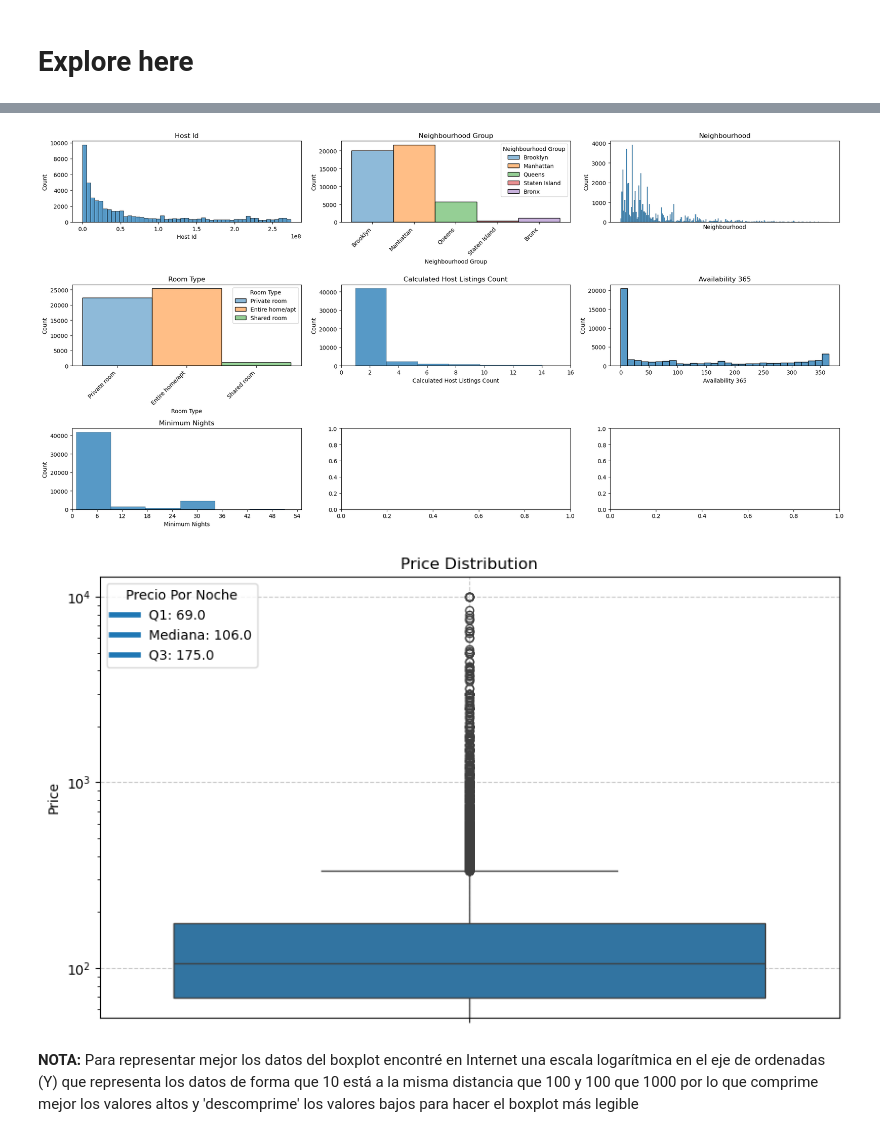
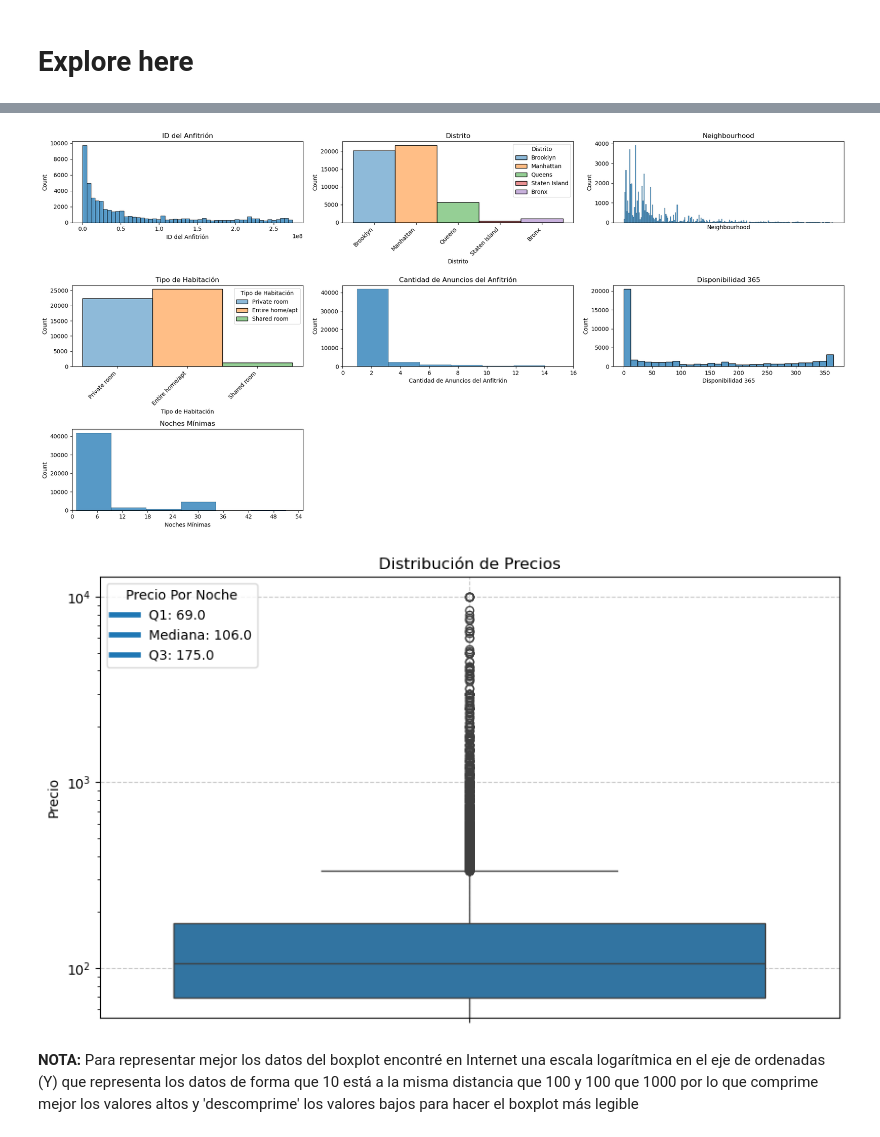
Before and after one commit to 4GeeksAcademy/danielpaez-dev-machine-learning-python-template, a Jupyter notebook: src/explore.ipynb, the cells around one changed output, grey strips where cells are left out. Saved outputs shown, nothing was run; the diff lists cells and outputs as text; code cells hidden in the pictures.

```diff
--- a/src/explore.ipynb
+++ b/src/explore.ipynb
@@ -5,26 +62,25 @@
 # %%
-import pandas as pd
-import matplotlib.pyplot as plt
-import seaborn as sns
-from matplotlib.ticker import MaxNLocator
-from matplotlib.lines import Line2D
-
-URL = 'https://raw.githubusercontent.com/4GeeksAcademy/data-preprocessing-project-tutorial/main/AB_NYC_2019.csv'
-
-def getData(URL:str) -> pd.DataFrame:
-    raw_data = pd.read_csv(URL)
-    return pd.DataFrame(raw_data)
+COLUMN_TRANSLATIONS = {
+    'host_id': 'ID del Anfitrión',
+    'neighbourhood_group': 'Distrito',
+    'latitude': 'Latitud',
+    'longitude': 'Longitud',
+    'room_type': 'Tipo de Habitación',
+    'price': 'Precio',
+    'minimum_nights': 'Noches Mínimas',
+    'number_of_reviews': 'Número de Reseñas',
+    'reviews_per_month': 'Reseñas por Mes',
+    'calculated_host_listings_count': 'Cantidad de Anuncios del Anfitrión',
+    'availability_365': 'Disponibilidad 365'
+}
 
 def format_text(text: str) -> str:
-    return text.replace('_', ' ').title()
+    """
+    Formatea el texto para que se traduzca, se presente sin barra baja y en formato de título, esto es, con cada palabra capitalizada
+    """
+    return COLUMN_TRANSLATIONS.get(text, text.replace('_', ' ').title())
 
-def cleanedData(df:pd.DataFrame) -> pd.DataFrame:
-    df_ = df.copy()
-    df_.drop('id', axis=1).duplicated() # No borra nada pero sería necesario en caso de que hubiera filas duplicadas
-    df_.drop(['id', 'name', 'host_name', 'last_review'], axis=1, inplace=True)
-    return df_
-
-def histplot(columns, cleaned_data, axis_array):
+def histplot(columns:list[str], cleaned_data:pd.DataFrame, axis_array):
     num_rows, num_cols = axis_array.shape
 
     for i, column in enumerate(columns):
@@ -59,11 +115,11 @@ def histplot(columns, cleaned_data, axis_array):
 
             ax.set_xlabel(format_text(column))
 
-def boxplot(cleaned_data):
+def boxplot(cleaned_data:pd.DataFrame):
     plt.figure(figsize=(10,6))
     ax_price = sns.boxplot(data=cleaned_data, y='price')
-    plt.title('Price Distribution')
-    plt.ylabel('Price')
+    plt.title('Distribución de Precios')
+    plt.ylabel('Precio')
     plt.grid(True, linestyle='--', alpha=0.7)
     ax_price.set_yscale('log')
     Q1 = cleaned_data['price'].quantile(0.25)
@@ -85,23 +141,17 @@ def boxplot(cleaned_data):
                      loc='upper left', title="Precio por noche".title())
     plt.show()
 
-def main():
-    raw_data = getData(URL)
-    cleaned_data = cleanedData(raw_data)
-    print(cleaned_data.info())
+# Histograma
+histplot_variables = ['host_id', 'neighbourhood_group', 'neighbourhood', 'room_type', 'calculated_host_listings_count', 'availability_365', 'minimum_nights']
+columns = 3
+rows = len(histplot_variables) // 2
+fig, axis = plt.subplots(rows, columns, figsize=(20, 10))
+histplot(histplot_variables, cleaned_data, axis)
+fig.delaxes(axis[2,1])
+fig.delaxes(axis[2,2])
+plt.tight_layout()
+plt.show()
 
-    # Histogramas
-    histplot_variables = ['host_id', 'neighbourhood_group', 'neighbourhood', 'room_type', 'calculated_host_listings_count', 'availability_365', 'minimum_nights']
-    columns = 3
-    rows = len(histplot_variables) // 2
-    fig, axis = plt.subplots(rows, columns, figsize=(20, 10))
-    histplot(histplot_variables, cleaned_data, axis)
-    plt.tight_layout()
-    plt.show()
-
-    # Boxplot
-    boxplot(cleaned_data)
-
-    # Multivariante
-main()
+# Boxplot
+boxplot(cleaned_data)
 # %% [output]
@@ -128,5 +158,5 @@ None
-[figure, old version]
+[figure, new version]
-[figure, old version]
+[figure, new version]
 # %% [markdown]
 **NOTA:** Para representar mejor los datos del boxplot encontré en Internet una escala logarítmica en el eje de ordenadas (Y) que representa los datos de forma que 10 está a la misma distancia que 100 y 100 que 1000 por lo que comprime mejor los valores altos y 'descomprime' los valores bajos para hacer el boxplot más legible
 # %% [markdown]
```
Also changed, not shown: parts of 14 cells of this notebook.
